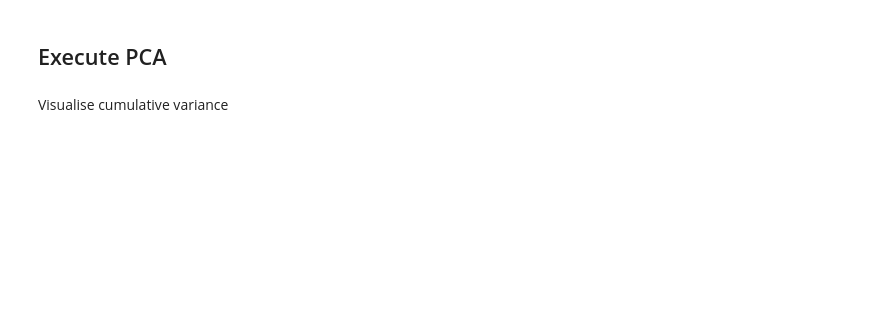
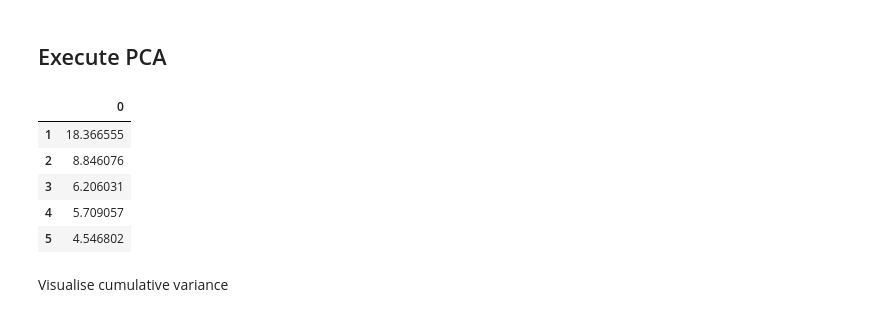
Before and after one commit to dicky-2002/Adv.-Programming-Group-Assignment, a Jupyter notebook: PCA_assignment4.ipynb, the cells around one changed output. Saved outputs shown, nothing was run; the diff lists cells and outputs as text; code cells hidden in the pictures; blank space fills up the shorter version.

```diff
--- a/PCA_assignment4.ipynb
+++ b/PCA_assignment4.ipynb
@@ -60,10 +62,17 @@ pd.DataFrame(Scaled_data).boxplot(figsize=(15,15))
 ## Execute PCA
 # %%
 pca=PCA()
-transformed_data=pca.fit_transform(Scaled_data)
+transformed_data=pca.fit_transform(Scaled_data_2)
 variances=pd.DataFrame(pca.explained_variance_ratio_*100)
 variances.index+=1
 variances.head()
+# %% [output]
+|  | 0 |
+| 1 | 18.366555 |
+| 2 | 8.846076 |
+| 3 | 6.206031 |
+| 4 | 5.709057 |
+| 5 | 4.546802 |
 # %% [markdown]
 Visualise cumulative variance
 # %%
```
Also changed, not shown: parts of 8 cells of this notebook.
